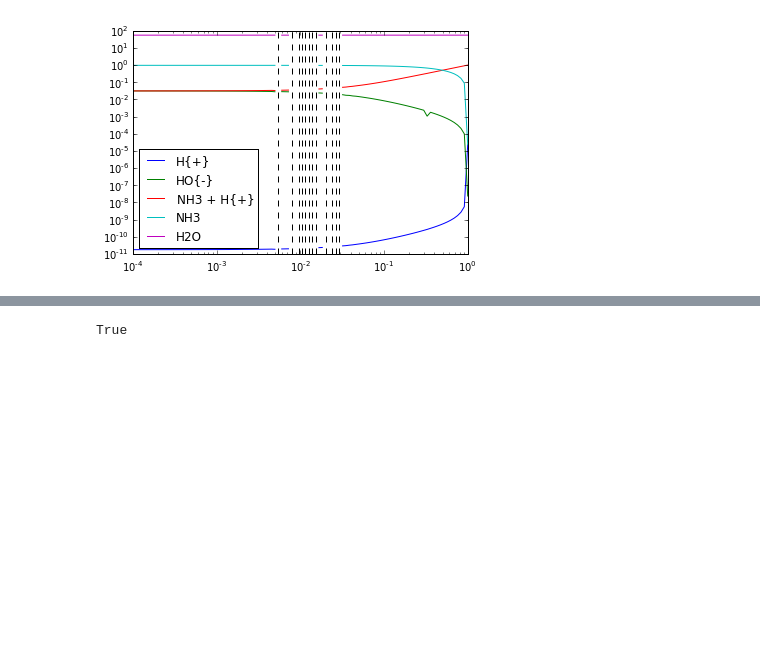
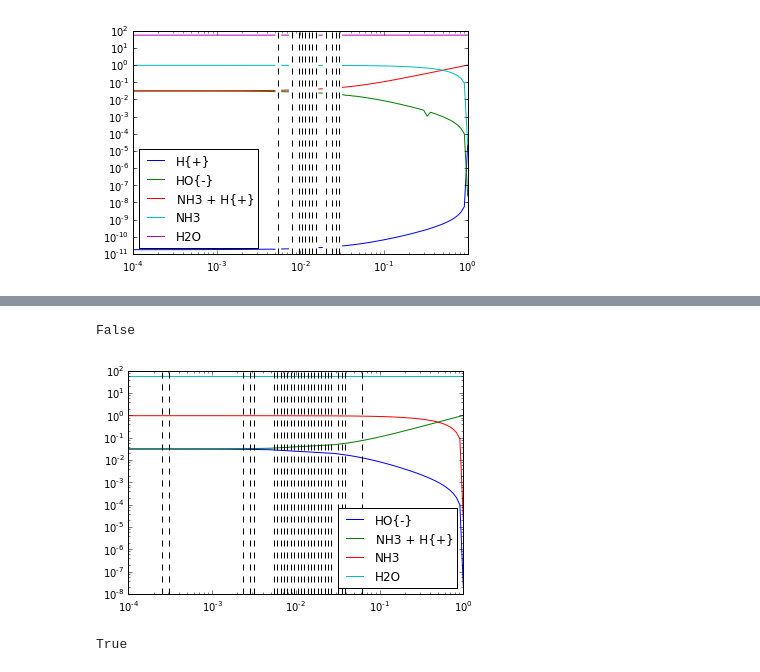
Before and after one commit to bjodah/chempy, a Jupyter notebook: examples/Ammonia.ipynb, the cells around one changed output, grey strips where cells are left out. Drawn from its saved outputs; the diff is of its cells as text; code cells hidden in the pictures; blank space fills up the shorter version.

```diff
--- a/examples/Ammonia.ipynb
+++ b/examples/Ammonia.ipynb
@@ -203 +217,7 @@ all(success), Cout_14.shape #, list(success)
+# %%
+_, success = rs.plot(init_conc, Hp, np.logspace(-4, 0, nc), scaling=1e-4, tol=1e-12, init_iter=100)
+all(success)
+# %% [output]
+False
+[figure, added]
 # %%
```
Also changed, not shown: parts of 8 cells of this notebook, 2 other files.
